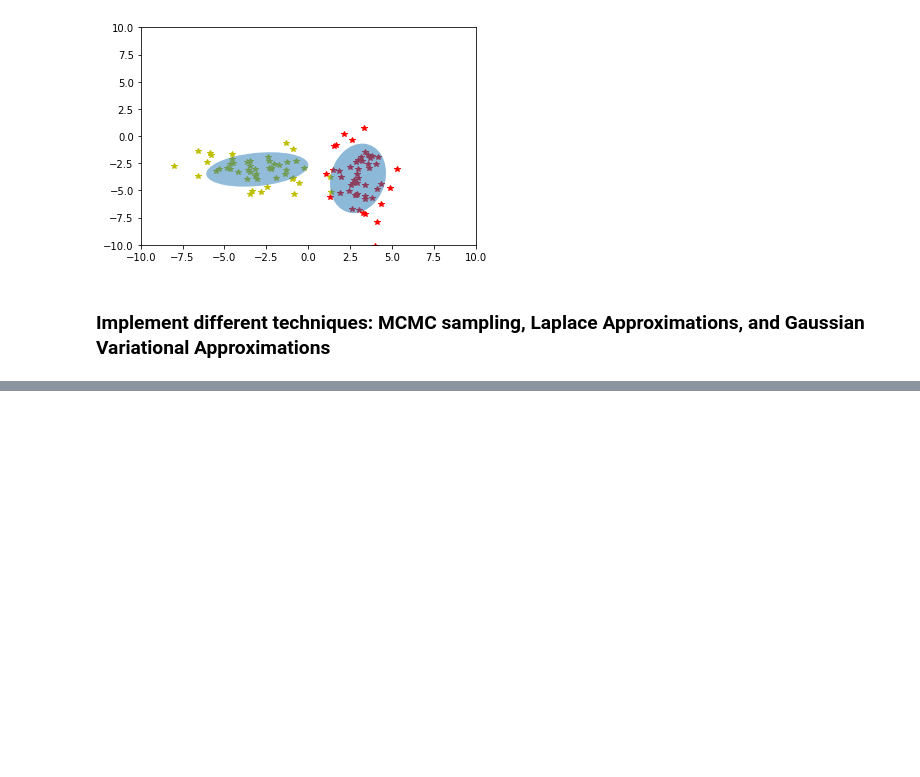
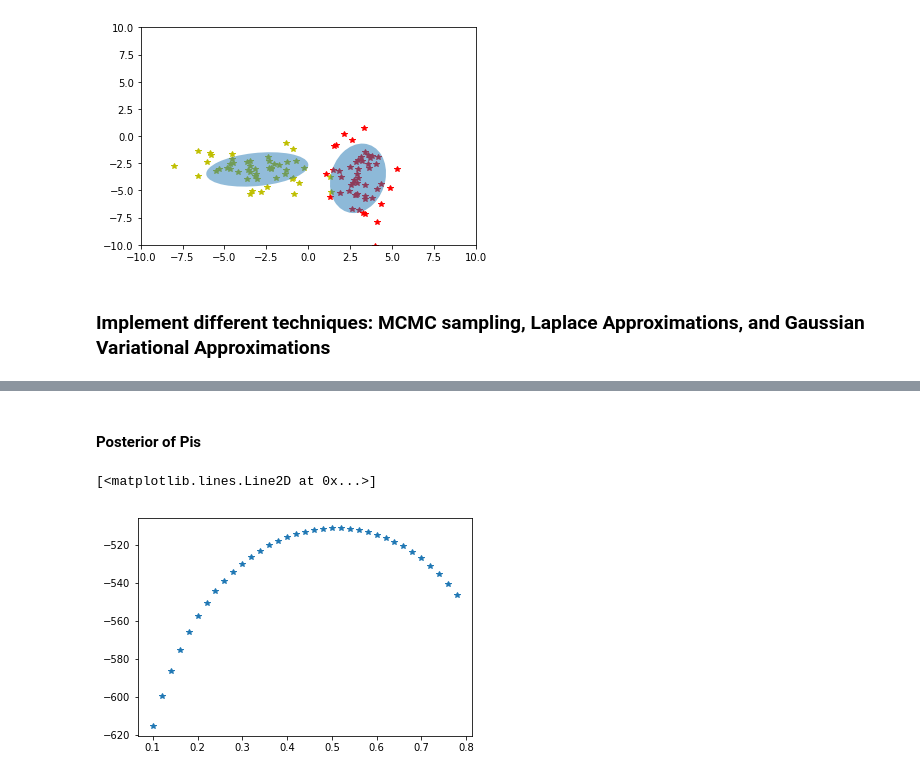
Before and after one commit to anhnguyendepocen/bayes_comp, a Jupyter notebook: notebook/Gaussian Mixture Model.ipynb, the cells around one changed output, grey strips where cells are left out. Drawn from its saved outputs; the diff is of its cells as text; code cells hidden in the pictures; blank space fills up the shorter version.

```diff
--- a/notebook/Gaussian Mixture Model.ipynb
+++ b/notebook/Gaussian Mixture Model.ipynb
@@ -20,7 +20,7 @@ def plot_gaussian(mus, sigmas, weights = None):
         ells = Ellipse(xy=mus[k],
                 width=3.*np.sqrt(val[0]), height=3.*np.sqrt(val[1]),
                 angle=np.rad2deg(angle))
-        ells.set_clip_box(a.bbox)
+        #ells.set_clip_box(a.bbox)
         ells.set_alpha(weights[k])
         ax.add_artist(ells)
     plt.xlim(-10, 10)
@@ -115,0 +150,26 @@ plt.plot(sample2[:,0],sample2[:,1],'y*',zorder = 0)
+# %%
+def log_joint_prior():
+    log_prior_mu  = log_gaussian_prior()
+    log_prior_pis = log_dirichlet_prior()
+    log_prior_sigma = log_wishart_prior()
+    func = lambda mus, sigmas, pis: np.sum([log_prior_mu(mu) for mu in mus]) + log_prior_pis(pis) + np.sum([log_prior_sigma(sigma) for sigma in sigmas])
+    return func
+
+def log_likelihood(x):
+    func = lambda mus, sigmas, pis: np.log(np.sum([pis[k]*mvn.pdf(x, mus[k], sigmas[k]) for k in range(len(pis))]))
+    return func
+
+def log_posterior(data):
+    log_prior = log_joint_prior()
+
+    def func(theta):
+        mus, sigmas, pis = theta[0], theta[1], theta[2]
+        val = log_prior(mus, sigmas, pis)
+
+        for x in data:
+            log_likelihood_datapoint = log_likelihood(x)
+            val+= log_likelihood_datapoint(mus, sigmas, pis)
+
+        return val
+
+    return func
@@ -115,0 +178,19 @@ plt.plot(sample2[:,0],sample2[:,1],'y*',zorder = 0)
+# %%
+sigmas_true = np.array([sigma1, sigma2])
+mus_true = np.array([mu1, mu2])
+pis_true = np.array([0.5, 0.5])
+
+log_posterior_data = log_posterior(samples)
+# %% [markdown]
+#### Posterior of Pis
+# %%
+pis_proposal = np.arange(0.1,0.8,0.02)
+post = []
+for pis in pis_proposal:
+    pis = np.array([pis, 1-pis])
+    post.append(log_posterior_data([mus_true, sigmas_true, pis]))
+
+plt.plot(pis_proposal, post, '*')
+# %% [output]
+[<matplotlib.lines.Line2D at 0x...>]
+[figure, added]
```
Also changed, not shown: parts of 28 cells of this notebook.
